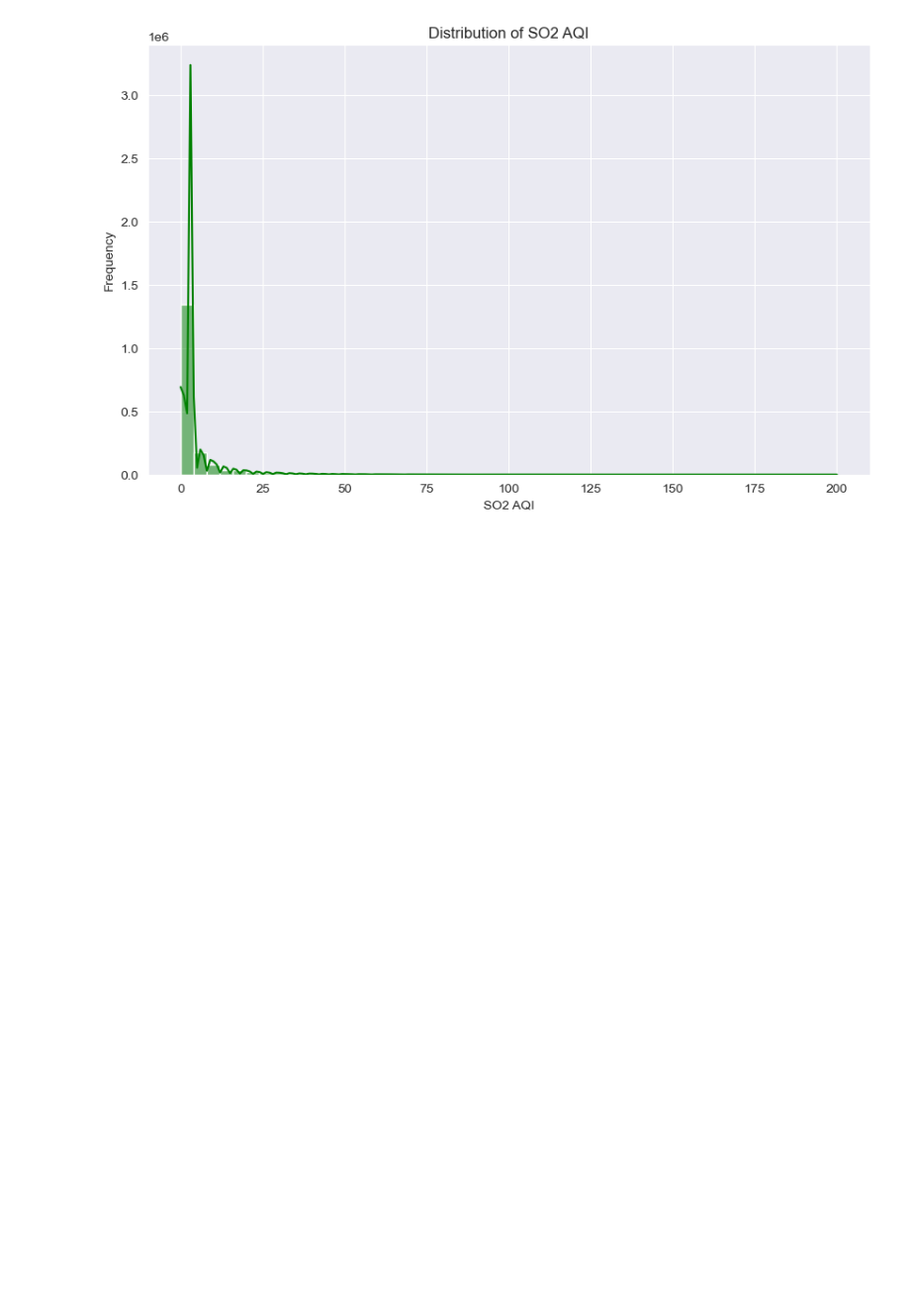
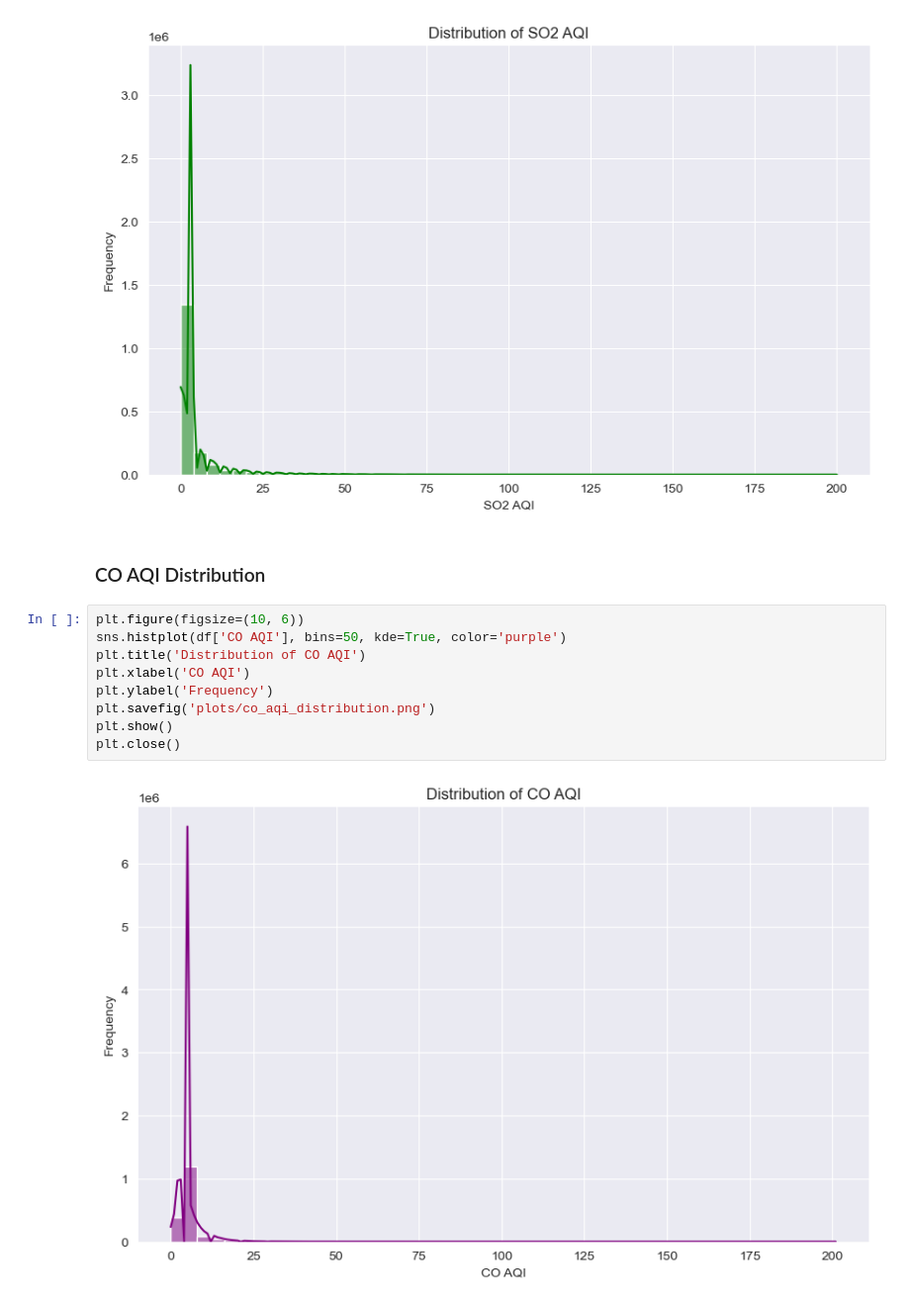
Before and after one commit to aghabidareh/PollutionAnalyzer, a Jupyter notebook: main.ipynb, the cells around one changed output. Shown at 99% size. Drawn from its saved outputs; the diff is of its cells as text; blank space fills up the shorter version.

Commit message:
plot-and-graphs-section-26

```diff
--- a/main.ipynb
+++ b/main.ipynb
@@ -362,3 +362,16 @@ plt.show()
 plt.close()
 # %% [output]
 [figure]
+# %% [markdown]
+### CO AQI Distribution
+# %%
+plt.figure(figsize=(10, 6))
+sns.histplot(df['CO AQI'], bins=50, kde=True, color='purple')
+plt.title('Distribution of CO AQI')
+plt.xlabel('CO AQI')
+plt.ylabel('Frequency')
+plt.savefig('plots/co_aqi_distribution.png')
+plt.show()
+plt.close()
+# %% [output]
+[figure, added]
```
Also changed, not shown: 1 other file.
